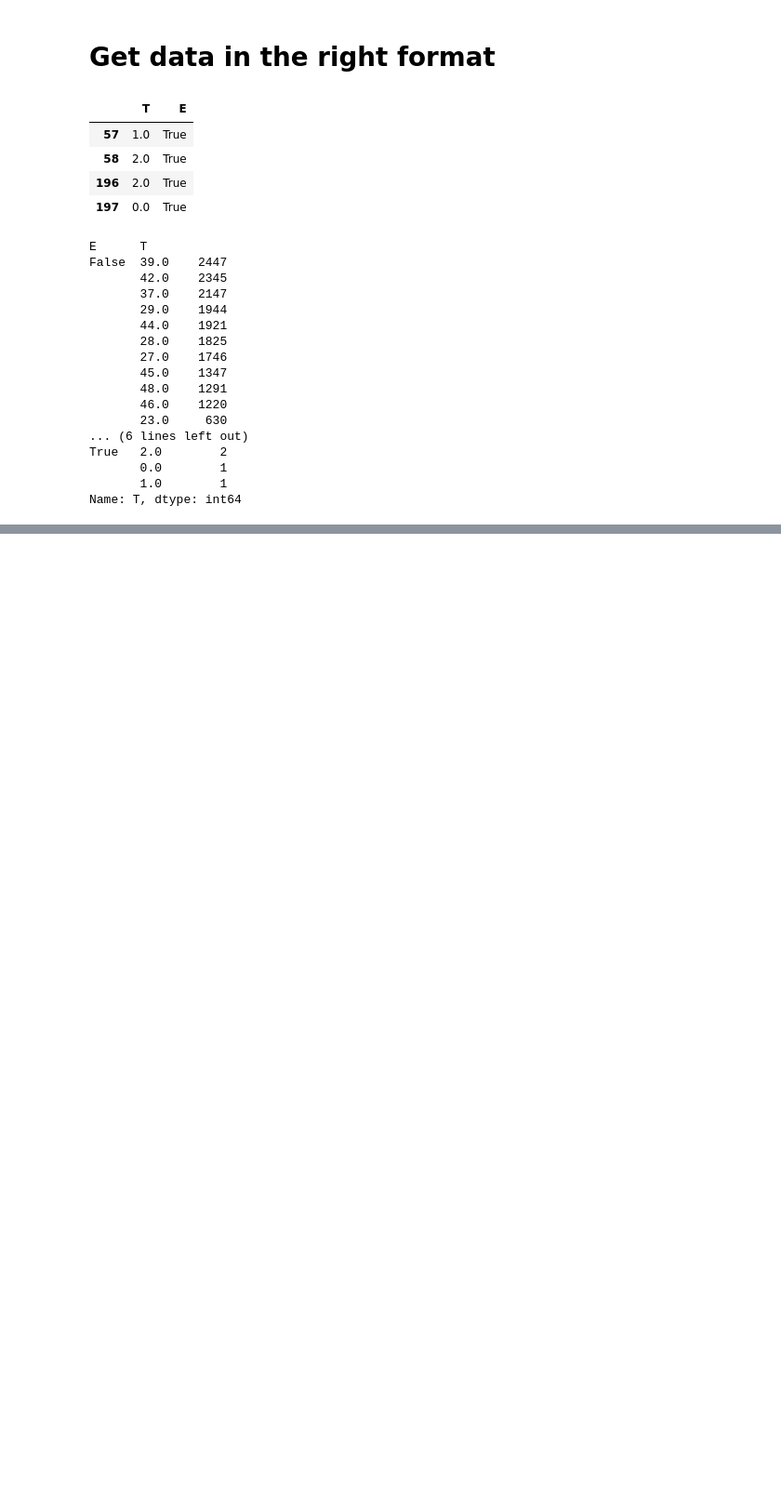
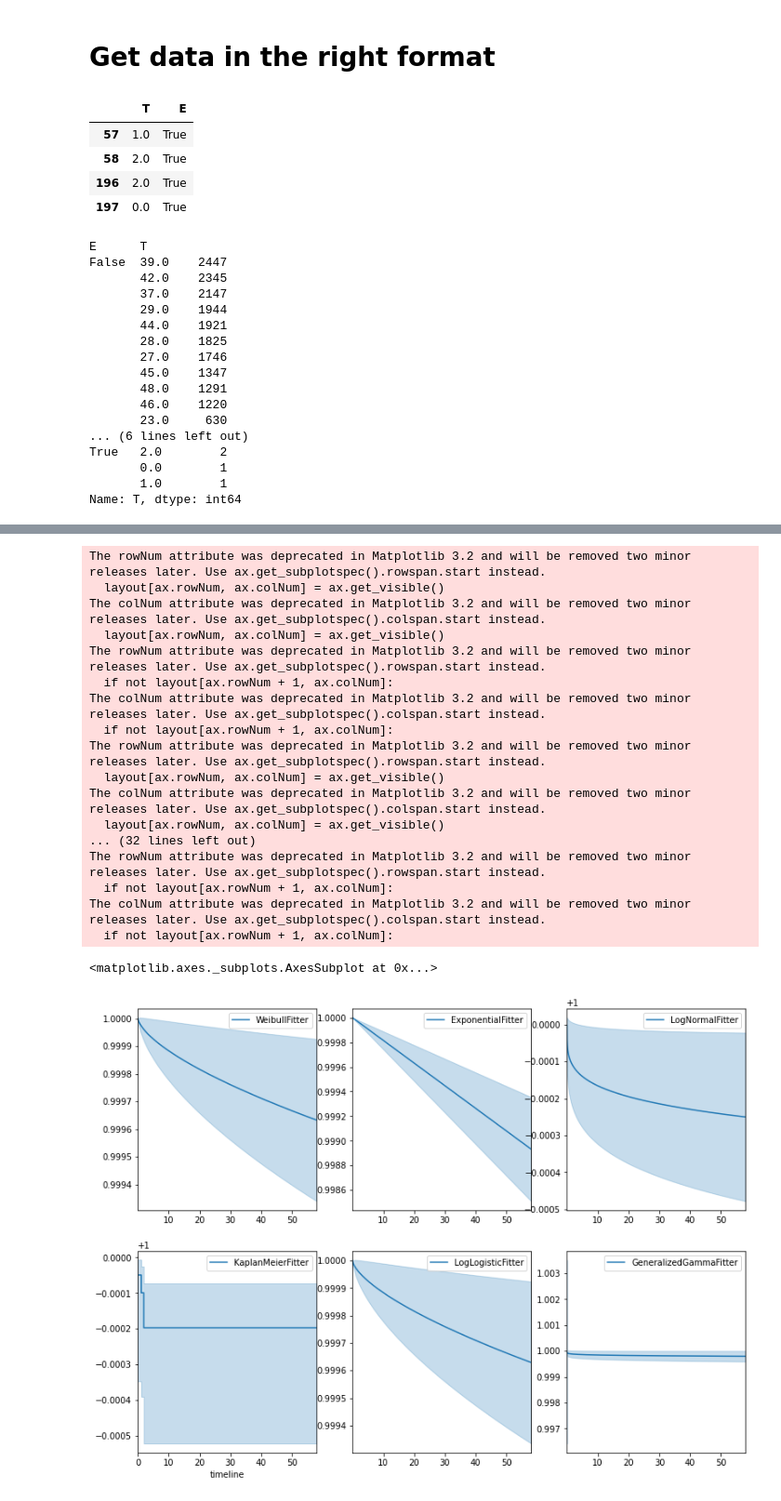
Before and after one commit to deepyaman/inauditus, a Jupyter notebook: notebooks/Hubei.ipynb, the cells around one changed output, grey strips where cells are left out. Shown at 93% size. Cells and saved outputs as stored; diff of their text form; code cells hidden in the pictures; blank space fills up the shorter version.

```diff
--- a/notebooks/Hubei.ipynb
+++ b/notebooks/Hubei.ipynb
@@ -160,0 +218,42 @@ Name: T, dtype: int64
+# %%
+import matplotlib.pyplot as plt
+from lifelines import *
+
+fig, axes = plt.subplots(2, 3, figsize=(12.8, 9.6))
+
+kmf = KaplanMeierFitter().fit(T, E, label='KaplanMeierFitter')
+
+T[T == 0] += 1e-6  # Other models do not allow for non-positive durations; add a small positive value to zero elements.
+
+wbf = WeibullFitter().fit(T, E, label='WeibullFitter')
+exf = ExponentialFitter().fit(T, E, label='ExponentialFitter')
+lnf = LogNormalFitter().fit(T, E, label='LogNormalFitter')
+llf = LogLogisticFitter().fit(T, E, label='LogLogisticFitter')
+ggf = GeneralizedGammaFitter().fit(T, E, label='GeneralizedGammaFitter')
+
+wbf.plot_survival_function(ax=axes[0][0])
+exf.plot_survival_function(ax=axes[0][1])
+lnf.plot_survival_function(ax=axes[0][2])
+kmf.plot_survival_function(ax=axes[1][0])
+llf.plot_survival_function(ax=axes[1][1])
+ggf.plot_survival_function(ax=axes[1][2])
+# %% [output]
+The rowNum attribute was deprecated in Matplotlib 3.2 and will be removed two minor releases later. Use ax.get_subplotspec().rowspan.start instead.
+  layout[ax.rowNum, ax.colNum] = ax.get_visible()
+The colNum attribute was deprecated in Matplotlib 3.2 and will be removed two minor releases later. Use ax.get_subplotspec().colspan.start instead.
+  layout[ax.rowNum, ax.colNum] = ax.get_visible()
+The rowNum attribute was deprecated in Matplotlib 3.2 and will be removed two minor releases later. Use ax.get_subplotspec().rowspan.start instead.
+  if not layout[ax.rowNum + 1, ax.colNum]:
+The colNum attribute was deprecated in Matplotlib 3.2 and will be removed two minor releases later. Use ax.get_subplotspec().colspan.start instead.
+  if not layout[ax.rowNum + 1, ax.colNum]:
+The rowNum attribute was deprecated in Matplotlib 3.2 and will be removed two minor releases later. Use ax.get_subplotspec().rowspan.start instead.
+  layout[ax.rowNum, ax.colNum] = ax.get_visible()
+The colNum attribute was deprecated in Matplotlib 3.2 and will be removed two minor releases later. Use ax.get_subplotspec().colspan.start instead.
+  layout[ax.rowNum, ax.colNum] = ax.get_visible()
+... (32 lines left out)
+The rowNum attribute was deprecated in Matplotlib 3.2 and will be removed two minor releases later. Use ax.get_subplotspec().rowspan.start instead.
+  if not layout[ax.rowNum + 1, ax.colNum]:
+The colNum attribute was deprecated in Matplotlib 3.2 and will be removed two minor releases later. Use ax.get_subplotspec().colspan.start instead.
+  if not layout[ax.rowNum + 1, ax.colNum]:
+<matplotlib.axes._subplots.AxesSubplot at 0x...>
+[figure, added]
```
Also changed, not shown: parts of 5 cells of this notebook, 1 other file.
